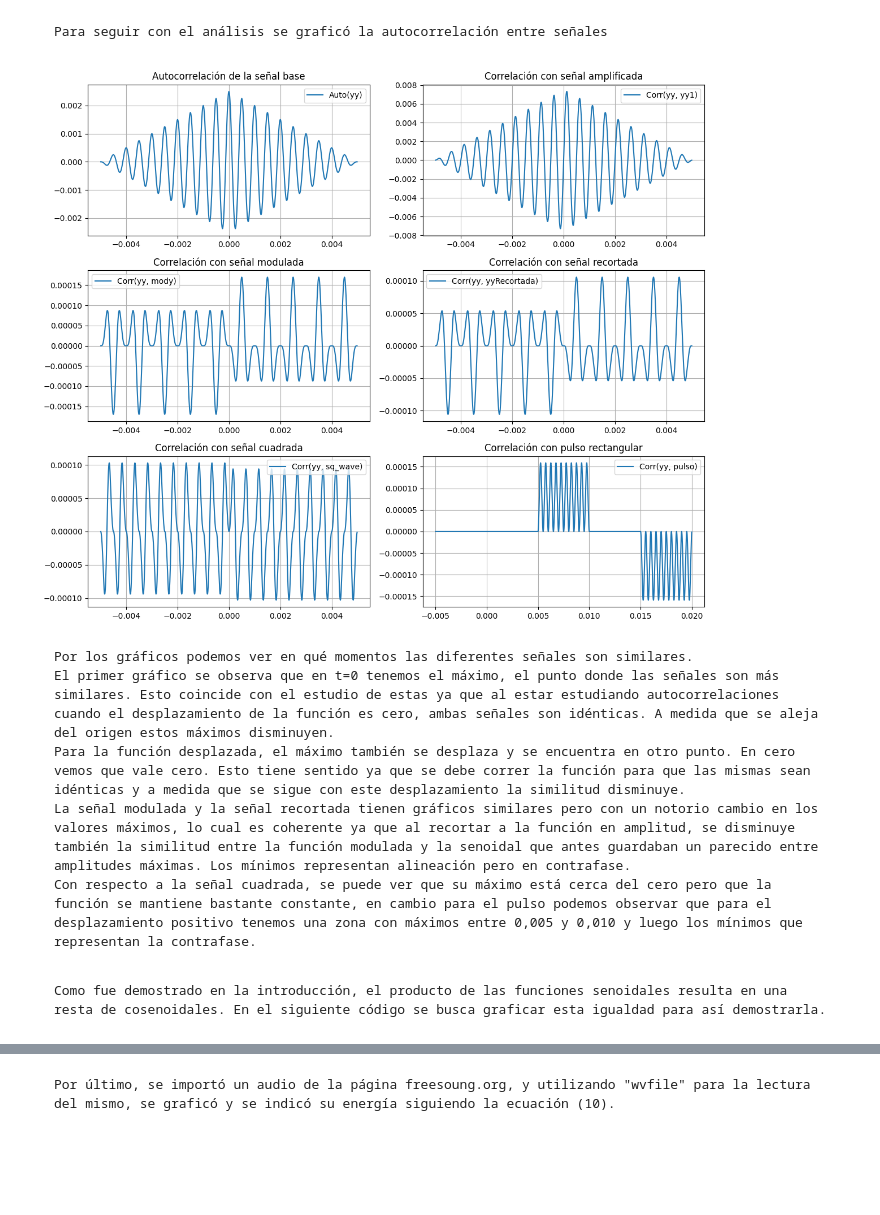
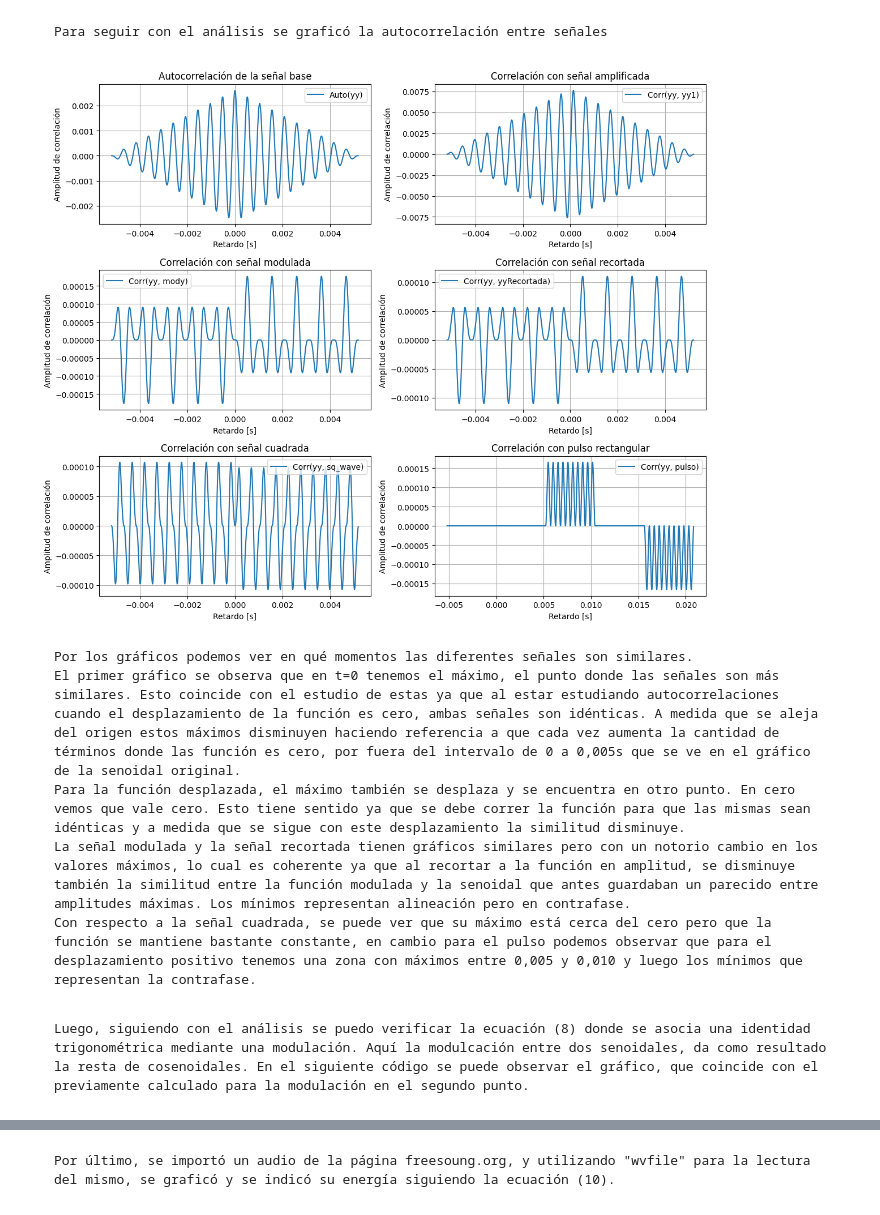
Before and after one commit to guadacura/aps-guada, a Jupyter notebook: TS1-Cura_Guadalupe.ipynb, the cells around one changed output, grey strips where cells are left out. Saved outputs shown, nothing was run; the diff lists cells and outputs as text; code cells hidden in the pictures; blank space fills up the shorter version.

```diff
--- a/TS1-Cura_Guadalupe.ipynb
+++ b/TS1-Cura_Guadalupe.ipynb
@@ -405,45 +407,57 @@ plt.figure(figsize=(12,10))
 plt.subplot(3,2,1)
 plt.plot(lags_auto, auto_yy, label="Auto(yy)")
 plt.title("Autocorrelación de la señal base")
+plt.xlabel("Retardo [s]")
+plt.ylabel("Amplitud de correlación")
 plt.legend(); plt.grid()
 
 plt.subplot(3,2,2)
 plt.plot(lags_y1, corr_y_y1, label="Corr(yy, yy1)")
 plt.title("Correlación con señal amplificada")
+plt.xlabel("Retardo [s]")
+plt.ylabel("Amplitud de correlación")
 plt.legend(); plt.grid()
 
 plt.subplot(3,2,3)
 plt.plot(lags_mody, corr_y_mody, label="Corr(yy, mody)")
 plt.title("Correlación con señal modulada")
+plt.xlabel("Retardo [s]")
+plt.ylabel("Amplitud de correlación")
 plt.legend(); plt.grid()
 
 plt.subplot(3,2,4)
 plt.plot(lags_rec, corr_y_rec, label="Corr(yy, yyRecortada)")
 plt.title("Correlación con señal recortada")
+plt.xlabel("Retardo [s]")
+plt.ylabel("Amplitud de correlación")
 plt.legend(); plt.grid()
 
 plt.subplot(3,2,5)
 plt.plot(lags_sq, corr_y_sq, label="Corr(yy, sq_wave)")
 plt.title("Correlación con señal cuadrada")
+plt.xlabel("Retardo [s]")
+plt.ylabel("Amplitud de correlación")
 plt.legend(); plt.grid()
 
 plt.subplot(3,2,6)
 plt.plot(lags_pulso, corr_y_pulso, label="Corr(yy, pulso)")
 plt.title("Correlación con pulso rectangular")
+plt.xlabel("Retardo [s]")
+plt.ylabel("Amplitud de correlación")
 plt.legend(); plt.grid()
 
 plt.tight_layout()
 plt.show()
 # %% [output]
-[figure, old version]
+[figure, new version]
 # %% [markdown]
     Por los gráficos podemos ver en qué momentos las diferentes señales son similares.
-    El primer gráfico se observa que en t=0 tenemos el máximo, el punto donde las señales son más similares. Esto coincide con el estudio de estas ya que al estar estudiando autocorrelaciones cuando el desplazamiento de la función es cero, ambas señales son idénticas. A medida que se aleja del origen estos máximos disminuyen.
+    El primer gráfico se observa que en t=0 tenemos el máximo, el punto donde las señales son más similares. Esto coincide con el estudio de estas ya que al estar estudiando autocorrelaciones cuando el desplazamiento de la función es cero, ambas señales son idénticas. A medida que se aleja del origen estos máximos disminuyen haciendo referencia a que cada vez aumenta la cantidad de términos donde las función es cero, por fuera del intervalo de 0 a 0,005s que se ve en el gráfico de la senoidal original.
     Para la función desplazada, el máximo también se desplaza y se encuentra en otro punto. En cero vemos que vale cero. Esto tiene sentido ya que se debe correr la función para que las mismas sean idénticas y a medida que se sigue con este desplazamiento la similitud disminuye.
     La señal modulada y la señal recortada tienen gráficos similares pero con un notorio cambio en los valores máximos, lo cual es coherente ya que al recortar a la función en amplitud, se disminuye también la similitud entre la función modulada y la senoidal que antes guardaban un parecido entre amplitudes máximas. Los mínimos representan alineación pero en contrafase.
     Con respecto a la señal cuadrada, se puede ver que su máximo está cerca del cero pero que la función se mantiene bastante constante, en cambio para el pulso podemos observar que para el desplazamiento positivo tenemos una zona con máximos entre 0,005 y 0,010 y luego los mínimos que representan la contrafase.
 # %% [markdown]
-    Como fue demostrado en la introducción, el producto de las funciones senoidales resulta en una resta de cosenoidales. En el siguiente código se busca graficar esta igualdad para así demostrarla.
+    Luego, siguiendo con el análisis se puedo verificar la ecuación (8) donde se asocia una identidad trigonométrica mediante una modulación. Aquí la modulcación entre dos senoidales, da como resultado la resta de cosenoidales. En el siguiente código se puede observar el gráfico, que coincide con el previamente calculado para la modulación en el segundo punto.
 # %%
 #-----------------------------
 #IDENTIDAD TRIGONOMETRICA
```
Also changed, not shown: parts of 4 cells of this notebook.
